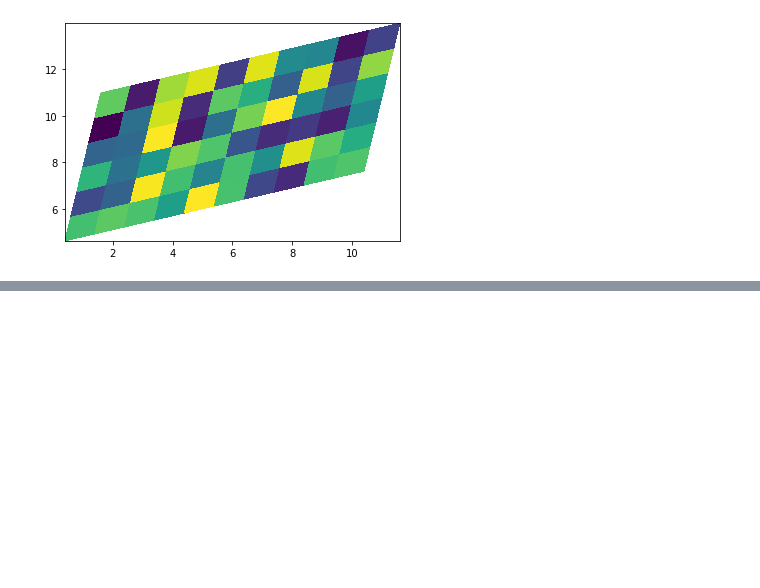
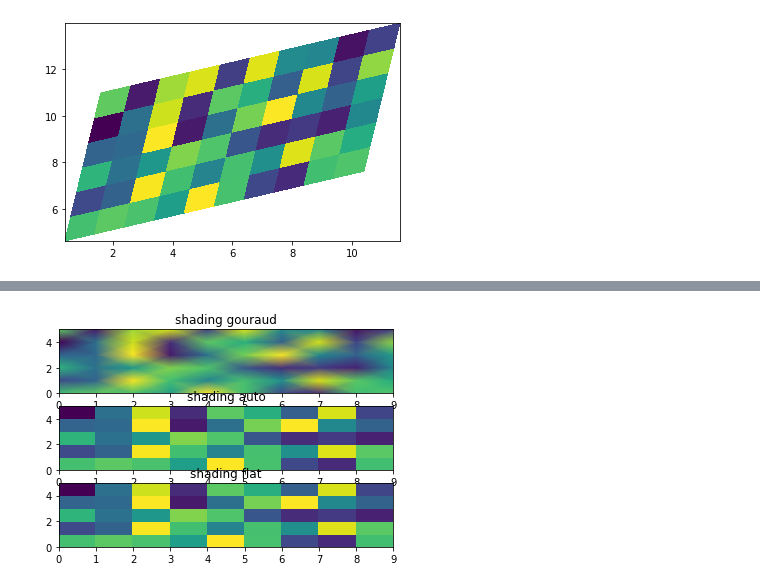
Before and after one commit to kdzioba/matplotlib, a Jupyter notebook: Examples.ipynb, the cells around one changed output, grey strips where cells are left out. Drawn from its saved outputs; the diff is of its cells as text; code cells hidden in the pictures; blank space fills up the shorter version.

```diff
--- a/Examples.ipynb
+++ b/Examples.ipynb
@@ -75,0 +91,14 @@ ax.pcolormesh(X, Y, Z)
+# %%
+plt.subplot(3,1,1)
+plt.pcolormesh(X,Y,Z,vmin=np.min(Z),vmax=np.max(Z),shading='gouraud')
+plt.title('shading gouraud')
+plt.subplot(3,1,2)
+plt.pcolormesh(X,Y,Z,vmin=np.min(Z),vmax=np.max(Z),shading='auto')
+plt.title('shading auto')
+plt.subplot(3,1,3)
+plt.pcolormesh(X,Y,Z,vmin=np.min(Z),vmax=np.max(Z),shading='flat')
+plt.title('shading flat')
+
+plt.show()
+# %% [output]
+[figure, added]
```
Also changed, not shown: parts of 7 cells of this notebook.
